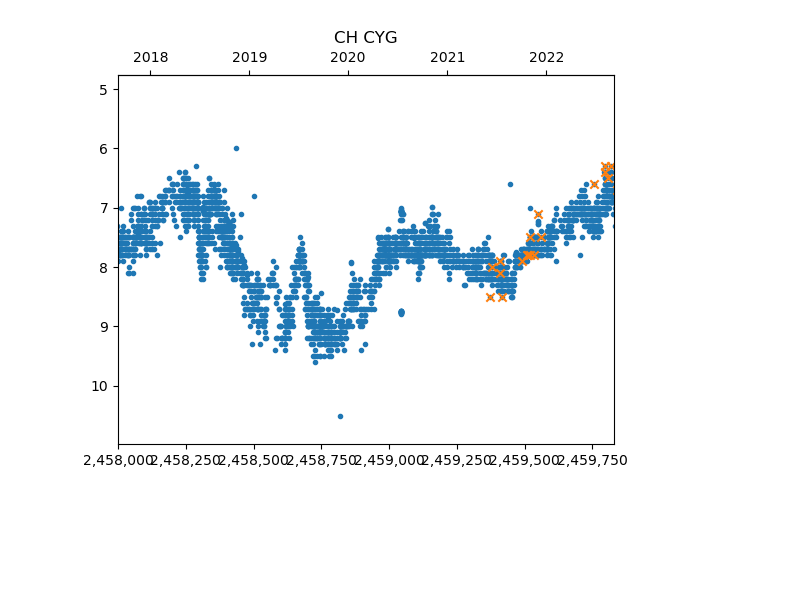
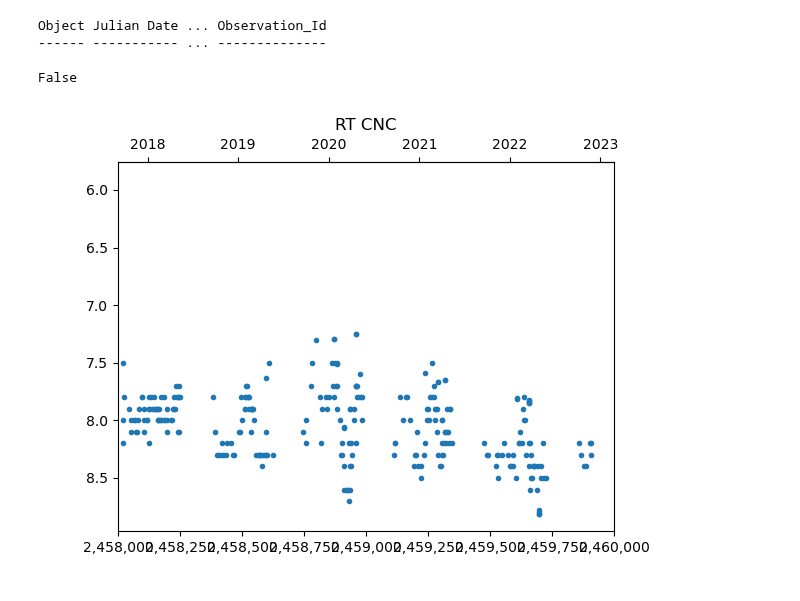
Before and after one commit to cjohnevans/Astro, a Jupyter notebook: load_baa_variable_astropy.ipynb, the cells around one changed output. Saved outputs shown, nothing was run; the diff lists cells and outputs as text; code cells hidden in the pictures; blank space fills up the shorter version.

```diff
--- a/load_baa_variable_astropy.ipynb
+++ b/load_baa_variable_astropy.ipynb
@@ -25,6 +26,18 @@ def reverse(t_decimalyr):
     t_jd = Time(t_decimalyr, format='decimalyear').to_value(format='jd')
     return t_jd
 
+def plot_lightcurve(alldata_time, alldata_mag, chart_title, JDmin, JDmax):
+    fig=plt.figure()
+    ax1=fig.add_subplot(1,1,1)
+    #  plot
+    ax1.scatter(alldata_time.jd, alldata_mag, marker='.')
+    ax2 = ax1.secondary_xaxis('top', functions=(forward, reverse))
+    plt.gca().invert_yaxis()
+    plt.title(chart_title)
+    plt.xlim([JDmin, JDmax])
+    xvals = plt.gca().get_xticks()
+    plt.gca().set_xticklabels(['{:,.0f}'.format(x) for x in xvals])
+
 def plot_mylightcurve_twoaxis(alldata_time, alldata_mag, mydata_time, mydata_mag, chart_title, JDmin, JDmax):
     fig=plt.figure()
     ax1=fig.add_subplot(1,1,1)
@@ -57,3 +70,4 @@ print(vss_file_list)
 # %%
 # define the variable star data file here
-vssfile = vss_file_list[0]
+vssfile = vss_file_list[10]
+print(vssfile)
@@ -192,14 +185,24 @@ my_baa_data = Table(dtype=baa_data.dtype)
 for observation in baa_data:
     if 'C J Evans' in observation['Observer Name']:
         my_baa_data.add_row(observation)
-
+print(my_baa_data)
 # convert time axis to astropy Time for jd<->decimalyear calcs
 
 baa_time = Time(baa_data['Julian Date'], format='jd')
 my_baa_time = Time(my_baa_data['Julian Date'], format='jd')
+# %% [output]
+Object Julian Date ... Observation_Id
+------ ----------- ... --------------
+# %%
+len(my_baa_data) > 0
+# %% [output]
+False
 # %%
 # plot all data, overlaying my observations
-%matplotlib widget
-plot_mylightcurve_twoaxis(baa_time, baa_data['Magnitude'], my_baa_time, my_baa_data['Magnitude'], my_baa_data['Object'][0], 2458000, 2459830)
+if len(my_baa_data) > 0:
+    plot_mylightcurve_twoaxis(baa_time, baa_data['Magnitude'], my_baa_time,
+                              my_baa_data['Magnitude'], my_baa_data['Object'][0], 2458000, 2460000)
+else:
+    plot_lightcurve(baa_time, baa_data['Magnitude'], baa_data['Object'][0], 2458000, 2460000)
 # %% [output]
-[figure, old version]
+[figure, new version]
```
Also changed, not shown: parts of 15 cells of this notebook, 6 other files.
